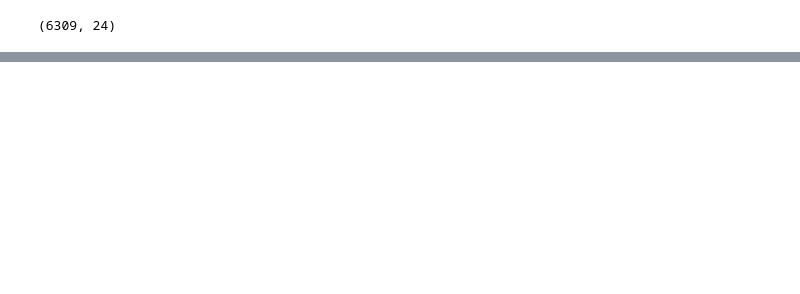
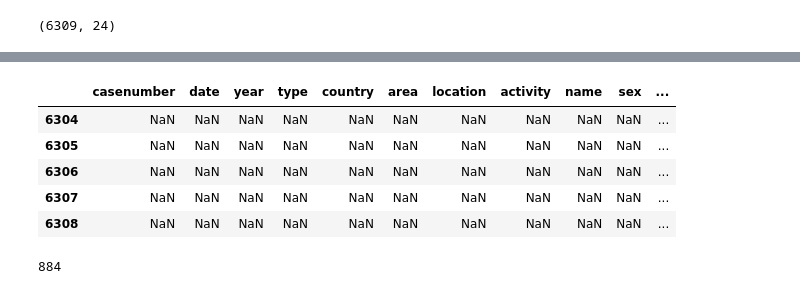
Before and after one commit to chiinwy/Proyecto_Tiburon, a Jupyter notebook: Your Code.ipynb, the cells around one changed output, grey strips where cells are left out. Saved outputs shown, nothing was run; the diff lists cells and outputs as text; code cells hidden in the pictures; blank space fills up the shorter version.

```diff
--- a/Your Code.ipynb
+++ b/Your Code.ipynb
@@ -146 +198,27 @@ data.shape
+# %%
+def filter_date2(fecha):
+    fecha=str(fecha)
+    try:
+        year, month, day = fecha.split('-')
+        if month == '00' or day == '00' or len(year) != 4:
+            return np.nan
+        #pd.to_datetime(fecha)
+        return fecha
+    except:
+        return np.nan
+# %%
+data.casenumber = data.casenumber.apply(filter_date2)
+
+data.tail()
+# %% [output]
+|  | casenumber | date | year | type | country | area | location | activity | name | sex | ... |
+| 6304 | NaN | NaN | NaN | NaN | NaN | NaN | NaN | NaN | NaN | NaN | ... |
+| 6305 | NaN | NaN | NaN | NaN | NaN | NaN | NaN | NaN | NaN | NaN | ... |
+| 6306 | NaN | NaN | NaN | NaN | NaN | NaN | NaN | NaN | NaN | NaN | ... |
+| 6307 | NaN | NaN | NaN | NaN | NaN | NaN | NaN | NaN | NaN | NaN | ... |
+| 6308 | NaN | NaN | NaN | NaN | NaN | NaN | NaN | NaN | NaN | NaN | ... |
+# %%
+data.casenumber.isnull().sum()
+# %% [output]
+884
 # %%
```
Also changed, not shown: parts of 25 cells of this notebook.
